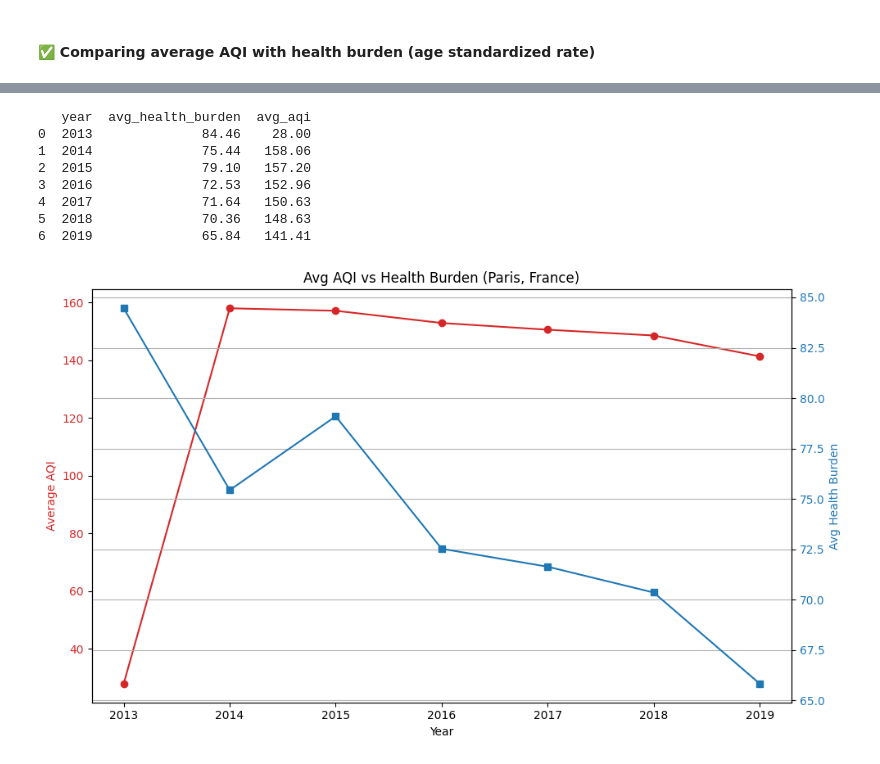
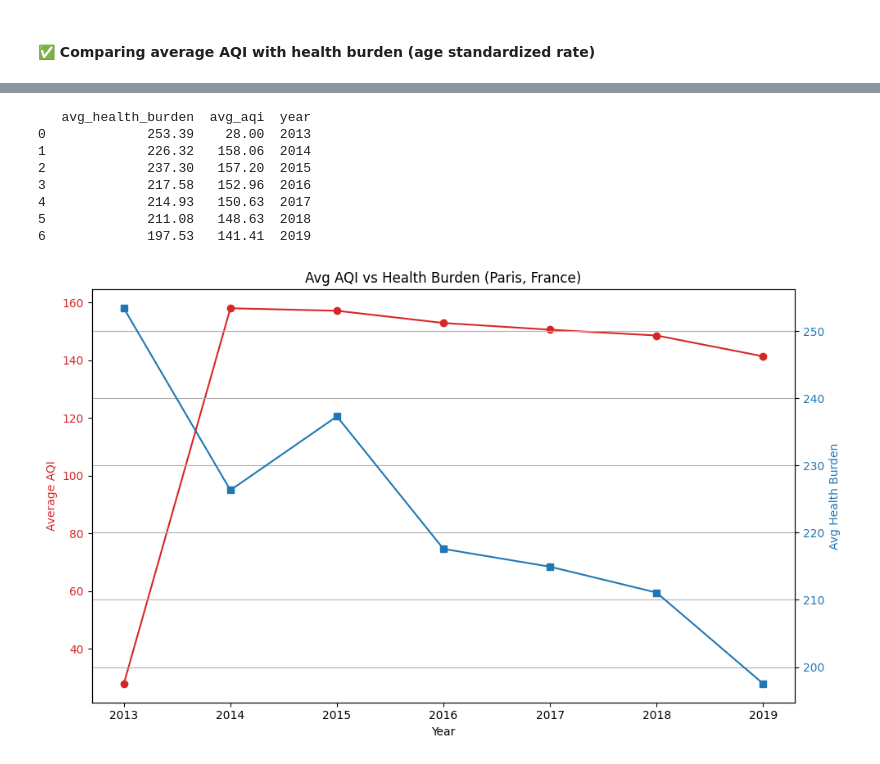
Before and after one commit to NaderAS/air_quality_project, a Jupyter notebook: analysis_notebooks/sql_analysis.ipynb, the cells around one changed output, grey strips where cells are left out. Drawn from its saved outputs; the diff is of its cells as text; code cells hidden in the pictures.

```diff
--- a/analysis_notebooks/sql_analysis.ipynb
+++ b/analysis_notebooks/sql_analysis.ipynb
@@ -310,55 +350,53 @@ plt.show()
 # Comparing Average AQI with Health burden (age standardized rate) in France
 
 query = """
-SELECT h.year,
-       ROUND(AVG(h.age_standardized_rate::NUMERIC), 2) AS avg_health_burden,
-       ROUND(AVG(m.aqi::NUMERIC), 2) AS avg_aqi
-FROM burden_data.france_dataset h
-JOIN transformations.final_city_merged m
-  ON EXTRACT(YEAR FROM m.datetime) = h.year::INTEGER
- AND m.station_id IN (
-    SELECT station_id
-    FROM real_time_data.stations
-    WHERE city ILIKE '%paris%'
-)
-GROUP BY h.year
-ORDER BY h.year;
+SELECT
+    ROUND(AVG(m.age_standardized_rate::NUMERIC), 2) AS avg_health_burden,
+    ROUND(AVG(m.avg_aqi::NUMERIC), 2) AS avg_aqi,
+    m.year
+FROM transformations.final_city_burden_merged m
+JOIN real_time_data.stations s
+  ON m.station_id = s.station_id
+WHERE s.city ILIKE '%Paris%'
+AND m.ghe_cause = 'Total'
+GROUP BY year
+ORDER BY year;
 """
 
 # --- Execute & Fetch ---
 conn = psycopg2.connect(**db_config)
 df = pd.read_sql_query(query, conn)
 conn.close()
 
 print(df)
 
 # --- Plot ---
 fig, ax1 = plt.subplots(figsize=(10, 6))
 
 ax1.set_xlabel('Year')
 ax1.set_ylabel('Average AQI', color='tab:red')
 ax1.plot(df['year'], df['avg_aqi'], marker='o', color='tab:red', label='Average AQI')
 ax1.tick_params(axis='y', labelcolor='tab:red')
 
 ax2 = ax1.twinx()
 ax2.set_ylabel('Avg Health Burden', color='tab:blue')
 ax2.plot(df['year'], df['avg_health_burden'], marker='s', color='tab:blue', label='Avg Health Burden')
 ax2.tick_params(axis='y', labelcolor='tab:blue')
 
 plt.title('Avg AQI vs Health Burden (Paris, France)')
 fig.tight_layout()
 plt.grid(True)
 plt.show()
 # %% [output]
-   year  avg_health_burden  avg_aqi
-0  2013              84.46    28.00
-1  2014              75.44   158.06
-2  2015              79.10   157.20
-3  2016              72.53   152.96
-4  2017              71.64   150.63
-5  2018              70.36   148.63
-6  2019              65.84   141.41
+   avg_health_burden  avg_aqi  year
+0             253.39    28.00  2013
+1             226.32   158.06  2014
+2             237.30   157.20  2015
+3             217.58   152.96  2016
+4             214.93   150.63  2017
+5             211.08   148.63  2018
+6             197.53   141.41  2019
-[figure, old version]
+[figure, new version]
 # %%
 # Comparing Average AQI with Health burden (age standardized rate) in India
 
```
Also changed, not shown: parts of 16 cells of this notebook.
